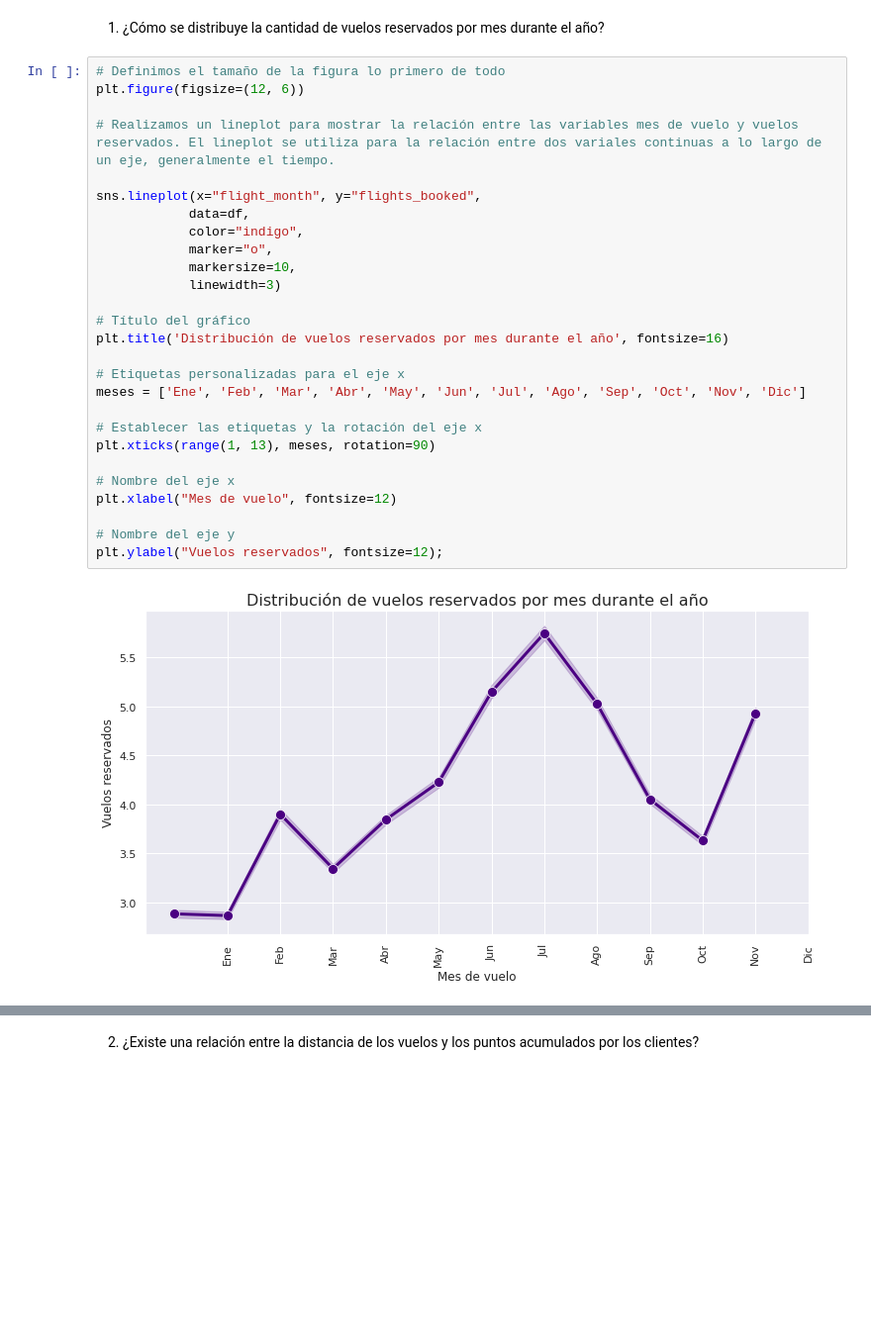
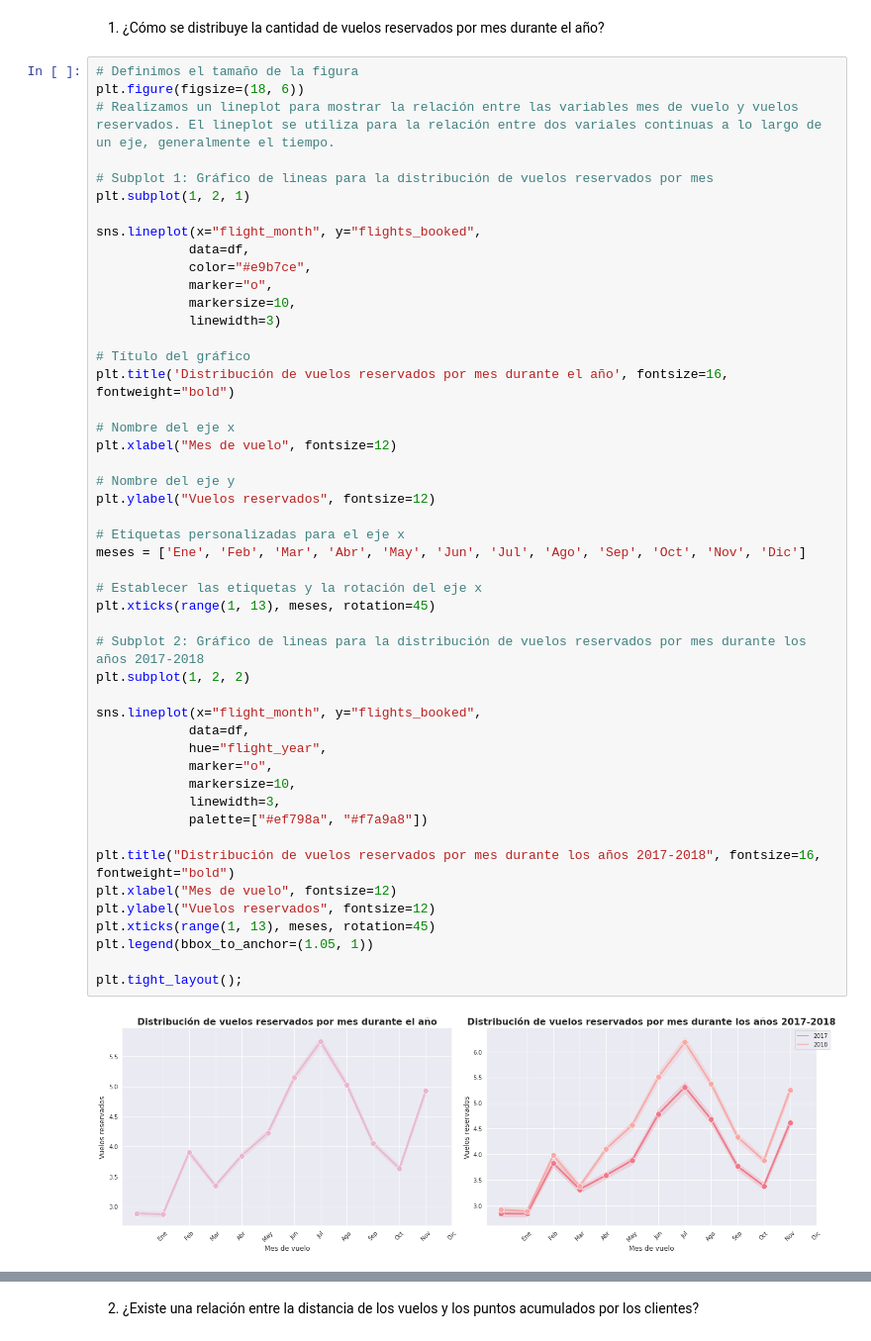
Before and after one commit to Adalab/bda-modulo-3-evaluacion-final-lmoraromero, a Jupyter notebook: evaluacion_final.ipynb, the cells around one changed output, grey strips where cells are left out. Shown at 99% size. Saved outputs shown, nothing was run; the diff lists cells and outputs as text; blank space fills up the shorter version.

Commit message:
update graphics

```diff
--- a/evaluacion_final.ipynb
+++ b/evaluacion_final.ipynb
@@ -770,32 +807,53 @@ sns.set_style("darkgrid")
 # %% [markdown]
 1. ¿Cómo se distribuye la cantidad de vuelos reservados por mes durante el año?
 # %%
-# Definimos el tamaño de la figura lo primero de todo
-plt.figure(figsize=(12, 6))
+# Definimos el tamaño de la figura
+plt.figure(figsize=(18, 6))
+# Realizamos un lineplot para mostrar la relación entre las variables mes de vuelo y vuelos reservados. El lineplot se utiliza para la relación entre dos variales continuas a lo largo de un eje, generalmente el tiempo.
 
-# Realizamos un lineplot para mostrar la relación entre las variables mes de vuelo y vuelos reservados. El lineplot se utiliza para la relación entre dos variales continuas a lo largo de un eje, generalmente el tiempo.
+# Subplot 1: Gráfico de lineas para la distribución de vuelos reservados por mes
+plt.subplot(1, 2, 1)
 
 sns.lineplot(x="flight_month", y="flights_booked",
             data=df,
-            color="indigo",
+            color="#e9b7ce",
             marker="o",
             markersize=10,
             linewidth=3)
 
 # Título del gráfico
-plt.title('Distribución de vuelos reservados por mes durante el año', fontsize=16)
+plt.title('Distribución de vuelos reservados por mes durante el año', fontsize=16, fontweight="bold")
+
+# Nombre del eje x
+plt.xlabel("Mes de vuelo", fontsize=12)
+
+# Nombre del eje y
+plt.ylabel("Vuelos reservados", fontsize=12)
 
 # Etiquetas personalizadas para el eje x
 meses = ['Ene', 'Feb', 'Mar', 'Abr', 'May', 'Jun', 'Jul', 'Ago', 'Sep', 'Oct', 'Nov', 'Dic']
 
 # Establecer las etiquetas y la rotación del eje x
-plt.xticks(range(1, 13), meses, rotation=90)
+plt.xticks(range(1, 13), meses, rotation=45)
 
-# Nombre del eje x
+# Subplot 2: Gráfico de lineas para la distribución de vuelos reservados por mes durante los años 2017-2018
+plt.subplot(1, 2, 2)
+
+sns.lineplot(x="flight_month", y="flights_booked",
+            data=df,
+            hue="flight_year",
+            marker="o",
+            markersize=10,
+            linewidth=3,
+            palette=["#ef798a", "#f7a9a8"])
+
+plt.title("Distribución de vuelos reservados por mes durante los años 2017-2018", fontsize=16, fontweight="bold")
 plt.xlabel("Mes de vuelo", fontsize=12)
+plt.ylabel("Vuelos reservados", fontsize=12)
+plt.xticks(range(1, 13), meses, rotation=45)
+plt.legend(bbox_to_anchor=(1.05, 1))
 
-# Nombre del eje y
-plt.ylabel("Vuelos reservados", fontsize=12);
+plt.tight_layout();
 # %% [output]
-[figure, old version]
+[figure, new version]
 # %% [markdown]
```
Also changed, not shown: parts of 30 cells of this notebook, 1 other file.
